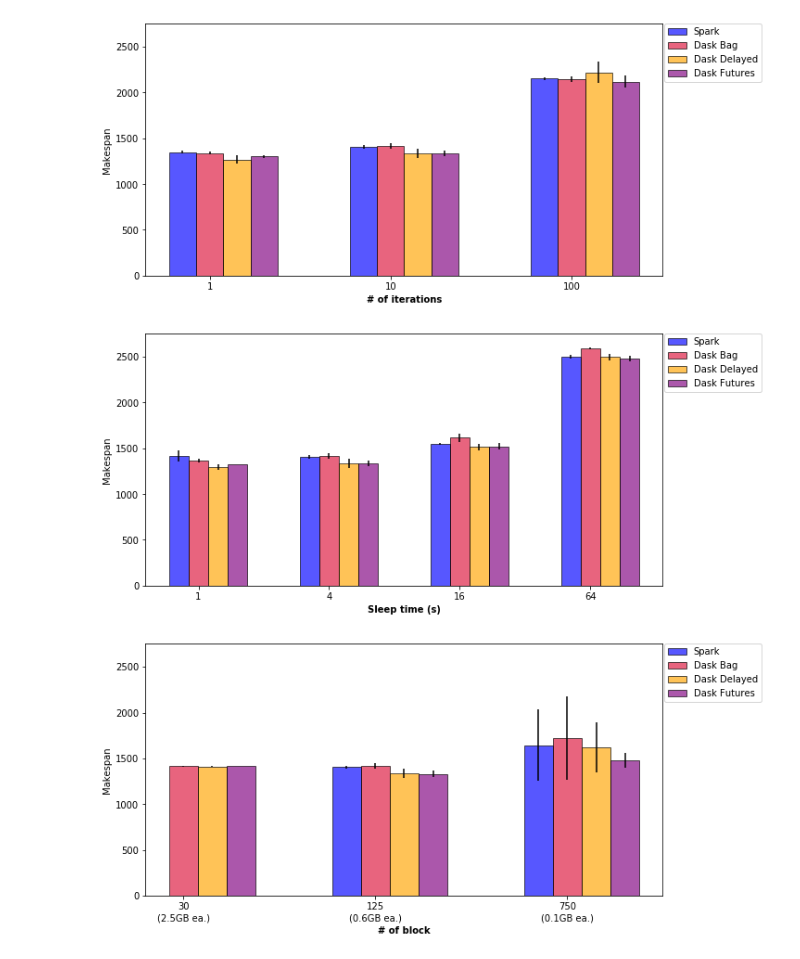
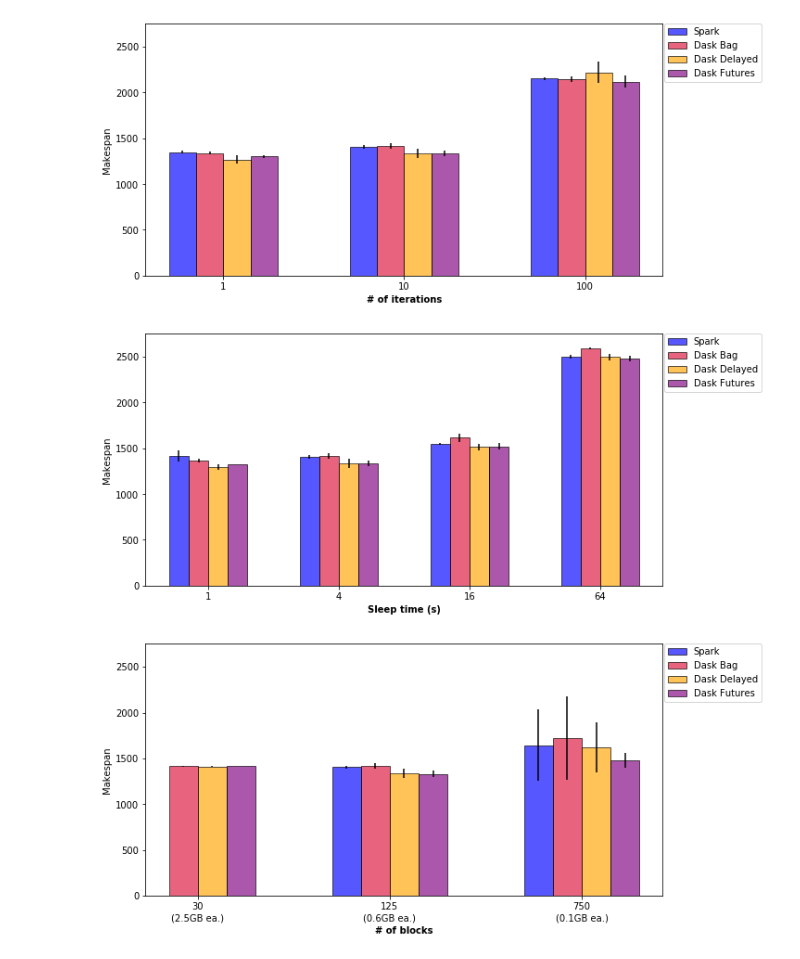
Before and after one commit to big-data-lab-team/paper-big-data-engines, a Jupyter notebook: results/plot-script/bar_plot-inc.ipynb, the cells around one changed output. Saved outputs shown, nothing was run; the diff lists cells and outputs as text; code cells hidden in the pictures.

```diff
--- a/results/plot-script/bar_plot-inc.ipynb
+++ b/results/plot-script/bar_plot-inc.ipynb
@@ -131,7 +131,7 @@ def plot_results(exp_type, exp_names, xlabel, xticks_label, *, f_out=None):
 
     # Add xticks on the middle of the group bars
     plt.xlabel(xlabel, fontweight="bold")
-    plt.xticks([r + barWidth for r in range(len(spark))], xticks_label)
+    plt.xticks([r + barWidth/2 for r in r2], xticks_label)
     plt.ylabel("Makespan")
     plt.ylim([0,2750])
 
@@ -160,7 +160,7 @@ f_out = "inc_itr.png"
 
 plot_results(exp_type, exp_names, xlabel, xticks_label, f_out=f_out)
 # %% [output]
-[figure, old version]
+[figure, new version]
 # %%
 exp_type = "inc"
 exp_names = ["1delay", "baseline", "16delay", "64delay"]
@@ -170,14 +170,14 @@ f_out = "inc_sleep.png"
 
 plot_results(exp_type, exp_names, xlabel, xticks_label, f_out=f_out)
 # %% [output]
-[figure, old version]
+[figure, new version]
 # %%
 exp_type = "inc"
 exp_names = ["30chunks", "baseline", "750chunks"]
-xlabel = "# of block"
+xlabel = "# of blocks"
 xticks_label = ["30\n(2.5GB ea.)", "125\n(0.6GB ea.)", "750\n(0.1GB ea.)"]
 f_out = "inc_block.png"
 
 plot_results(exp_type, exp_names, xlabel, xticks_label, f_out=f_out)
 # %% [output]
-[figure, old version]
+[figure, new version]
```
Also changed, not shown: parts of 1 cell of this notebook, 26 other files.
